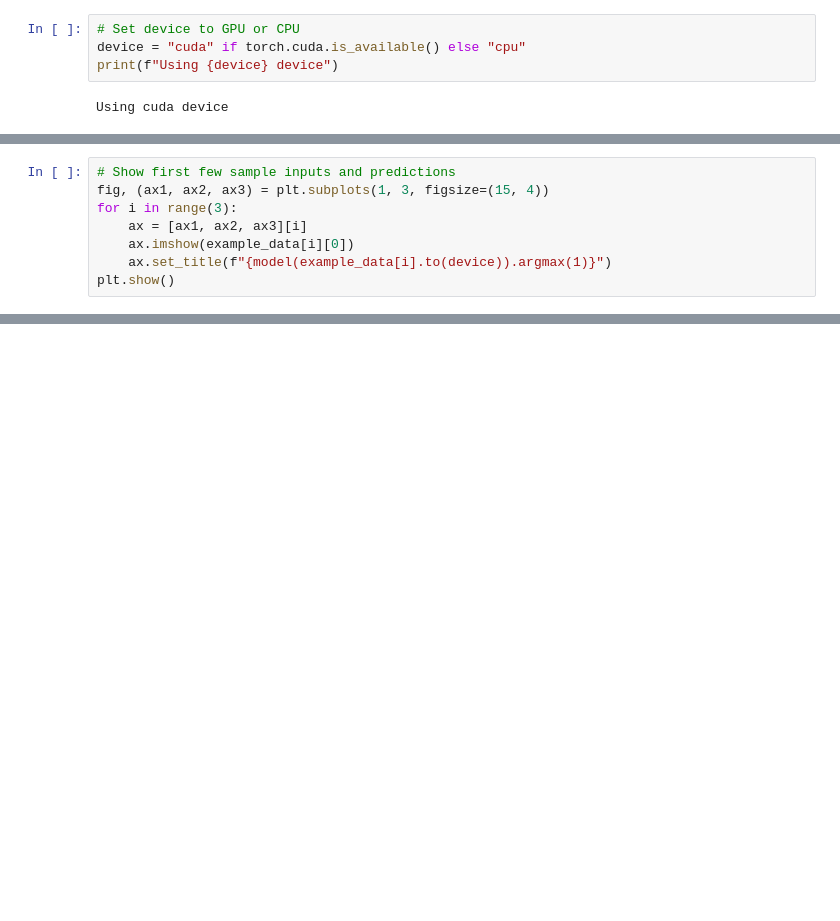
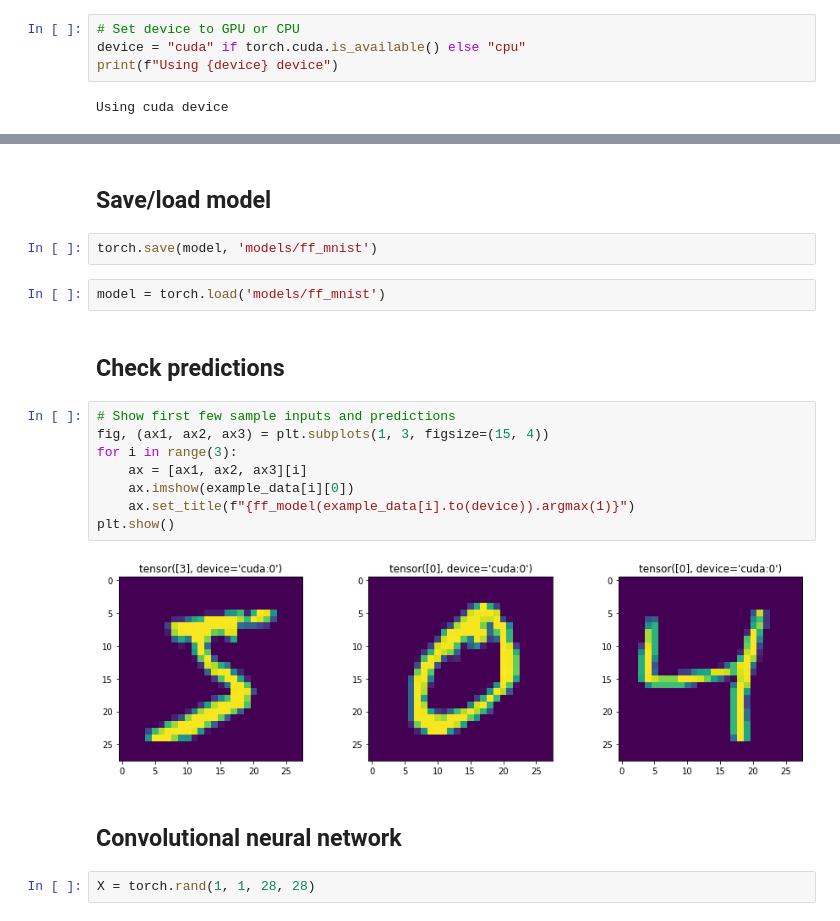
Before and after one commit to rasutt/Neural-nets-in-pytorch, a Jupyter notebook: MNIST handwritten digits.ipynb, the cells around one changed output, grey strips where cells are left out. Saved outputs shown, nothing was run; the diff lists cells and outputs as text; blank space fills up the shorter version.

```diff
--- a/MNIST handwritten digits.ipynb
+++ b/MNIST handwritten digits.ipynb
@@ -230,8 +138,0 @@ model = torch.load('models/ff_mnist')
-# %%
-# Show first few sample inputs and predictions
-fig, (ax1, ax2, ax3) = plt.subplots(1, 3, figsize=(15, 4))
-for i in range(3):
-    ax = [ax1, ax2, ax3][i]
-    ax.imshow(example_data[i][0])
-    ax.set_title(f"{model(example_data[i].to(device)).argmax(1)}")
-plt.show()
@@ -239,0 +222,22 @@ plt.show()
+# %% [markdown]
+## Save/load model
+# %%
+torch.save(model, 'models/ff_mnist')
+# %%
+model = torch.load('models/ff_mnist')
+# %% [markdown]
+## Check predictions
+# %%
+# Show first few sample inputs and predictions
+fig, (ax1, ax2, ax3) = plt.subplots(1, 3, figsize=(15, 4))
+for i in range(3):
+    ax = [ax1, ax2, ax3][i]
+    ax.imshow(example_data[i][0])
+    ax.set_title(f"{ff_model(example_data[i].to(device)).argmax(1)}")
+plt.show()
+# %% [output]
+[figure, added]
+# %% [markdown]
+## Convolutional neural network
+# %%
+X = torch.rand(1, 1, 28, 28)
```
Also changed, not shown: parts of 34 cells of this notebook.
